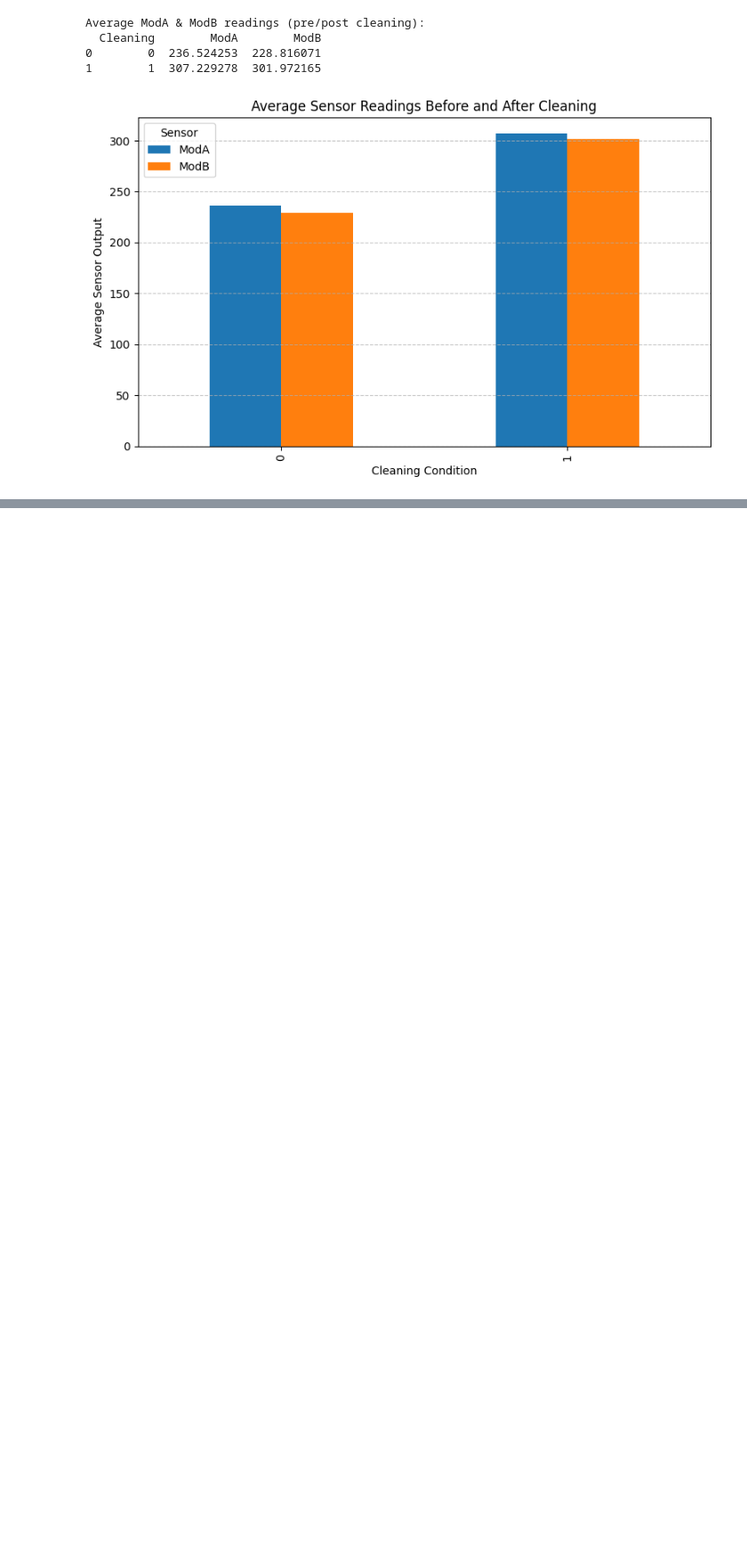
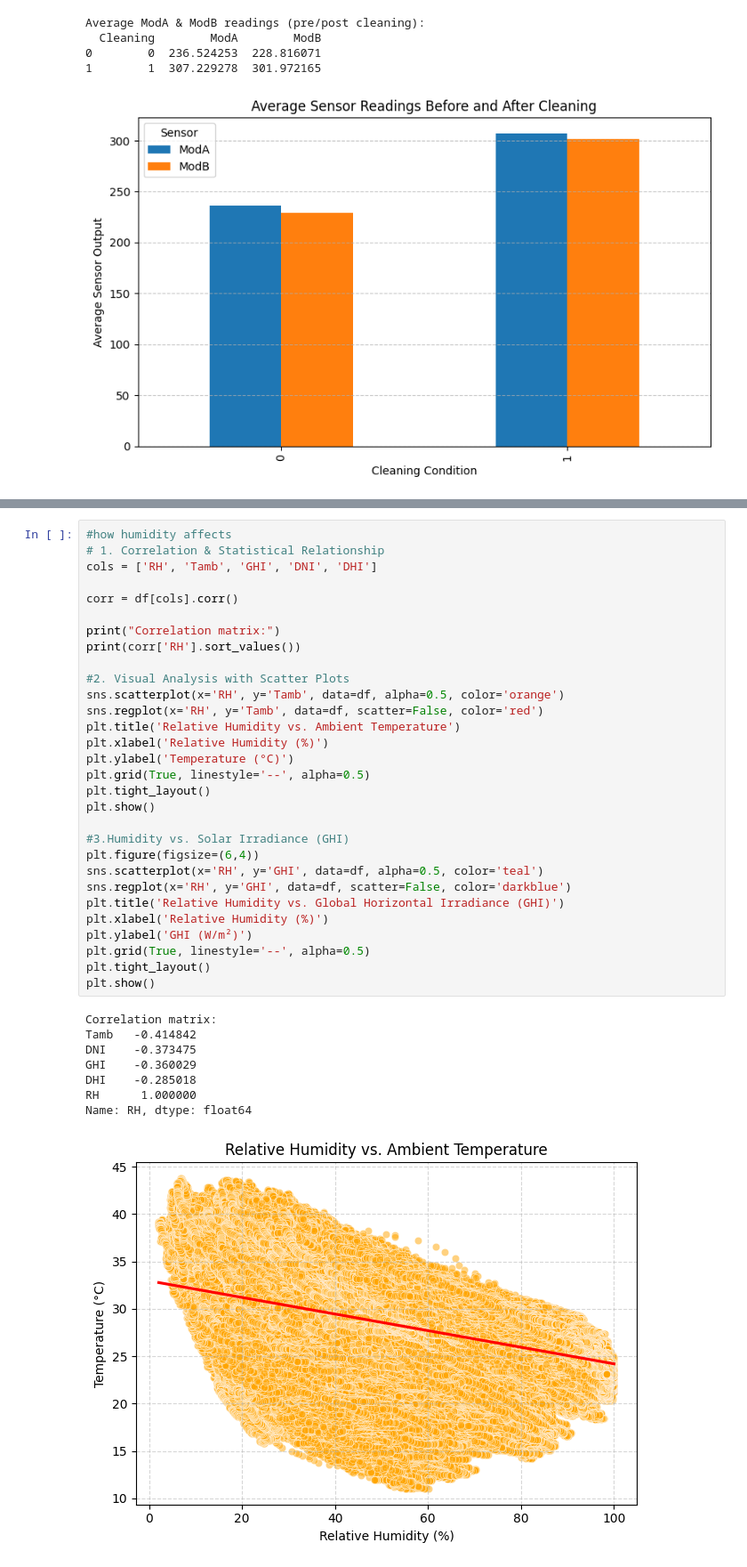
Before and after one commit to Wakgari-Eshetu/solar-challenge-week1, a Jupyter notebook: notebooks/benin_eda.ipynb, the cells around one changed output, grey strips where cells are left out. Shown at 89% size. Cells and saved outputs as stored; diff of their text form; blank space fills up the shorter version.

```diff
--- a/notebooks/benin_eda.ipynb
+++ b/notebooks/benin_eda.ipynb
@@ -444,0 +547,39 @@ Average ModA & ModB readings (pre/post cleaning):
+# %%
+#how humidity affects
+# 1. Correlation & Statistical Relationship
+cols = ['RH', 'Tamb', 'GHI', 'DNI', 'DHI']
+
+corr = df[cols].corr()
+
+print("Correlation matrix:")
+print(corr['RH'].sort_values())
+
+#2. Visual Analysis with Scatter Plots
+sns.scatterplot(x='RH', y='Tamb', data=df, alpha=0.5, color='orange')
+sns.regplot(x='RH', y='Tamb', data=df, scatter=False, color='red')
+plt.title('Relative Humidity vs. Ambient Temperature')
+plt.xlabel('Relative Humidity (%)')
+plt.ylabel('Temperature (°C)')
+plt.grid(True, linestyle='--', alpha=0.5)
+plt.tight_layout()
+plt.show()
+
+#3.Humidity vs. Solar Irradiance (GHI)
+plt.figure(figsize=(6,4))
+sns.scatterplot(x='RH', y='GHI', data=df, alpha=0.5, color='teal')
+sns.regplot(x='RH', y='GHI', data=df, scatter=False, color='darkblue')
+plt.title('Relative Humidity vs. Global Horizontal Irradiance (GHI)')
+plt.xlabel('Relative Humidity (%)')
+plt.ylabel('GHI (W/m²)')
+plt.grid(True, linestyle='--', alpha=0.5)
+plt.tight_layout()
+plt.show()
+# %% [output]
+Correlation matrix:
+Tamb   -0.414842
+DNI    -0.373475
+GHI    -0.360029
+DHI    -0.285018
+RH      1.000000
+Name: RH, dtype: float64
+[figure, added]
```
Also changed, not shown: parts of 7 cells of this notebook.
